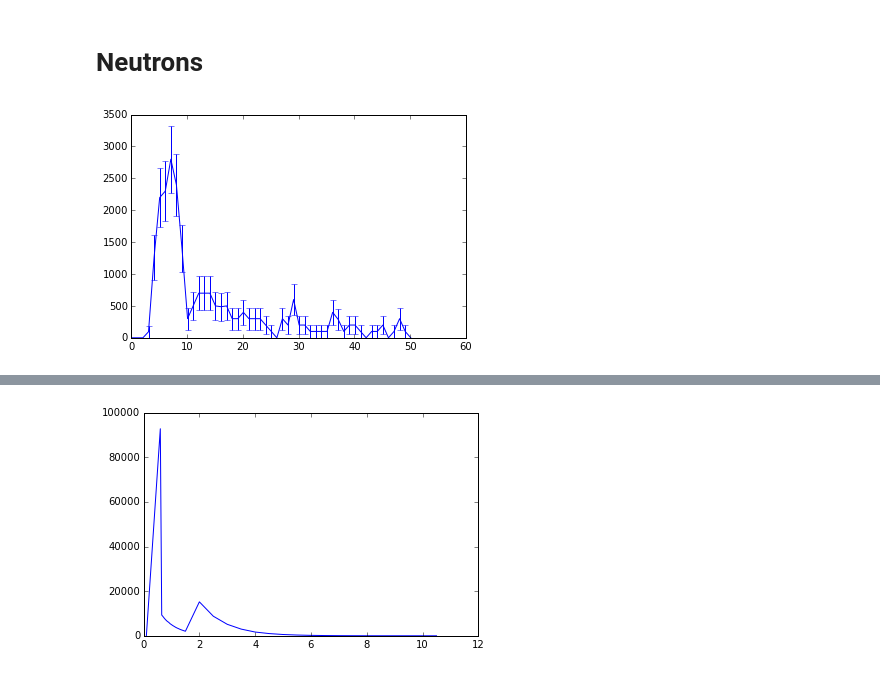
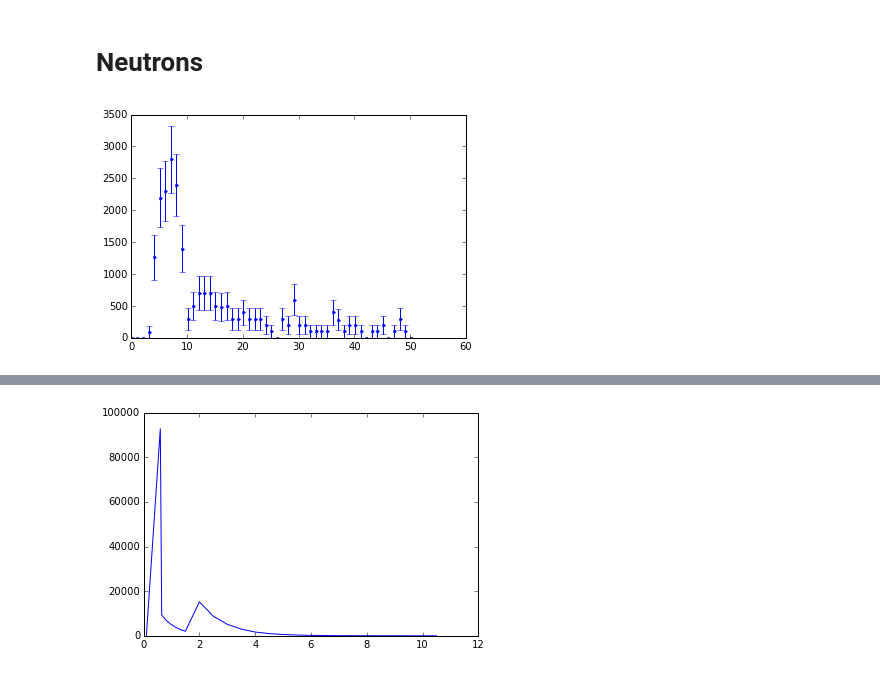
Before and after one commit to piovere/nucnotes, a Jupyter notebook: ne532/Project1/scratch.ipynb, the cells around one changed output, grey strips where cells are left out. Cells and saved outputs as stored; diff of their text form; code cells hidden in the pictures.

```diff
--- a/ne532/Project1/scratch.ipynb
+++ b/ne532/Project1/scratch.ipynb
@@ -162,9 +121,9 @@ plt.show()
 # %%
 neutron = pd.read_csv('neutron_data.csv')
 # %%
-plt.errorbar(neutron['time'], neutron['counts'], neutron['counts']*neutron['error'])
+plt.errorbar(neutron['time'], neutron['counts'], neutron['counts']*neutron['error'], fmt='.')
 plt.show()
 # %% [output]
-[figure, old version]
+[figure, new version]
 # %%
 e_check = pd.read_csv('energyproberror.dat', sep=r'\s*')
```
Also changed, not shown: parts of 15 cells of this notebook, 3 other files.
